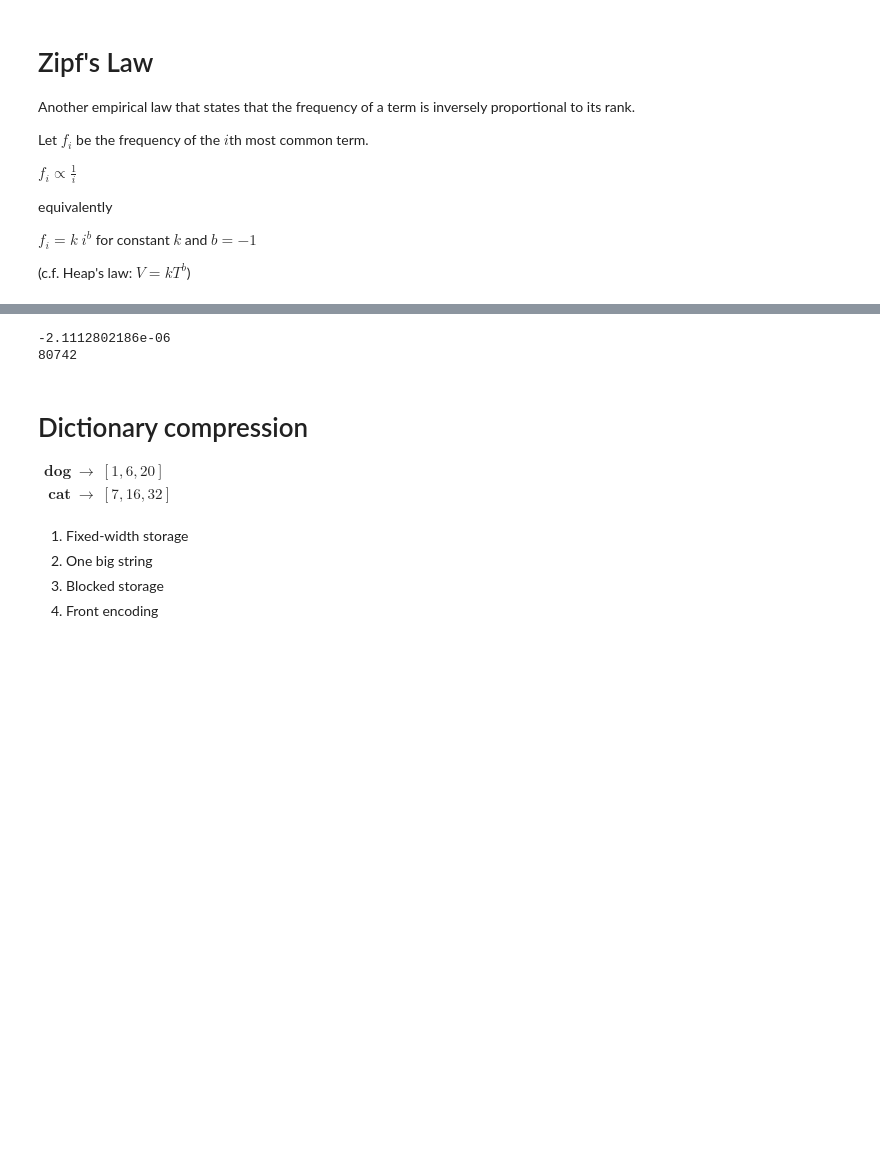
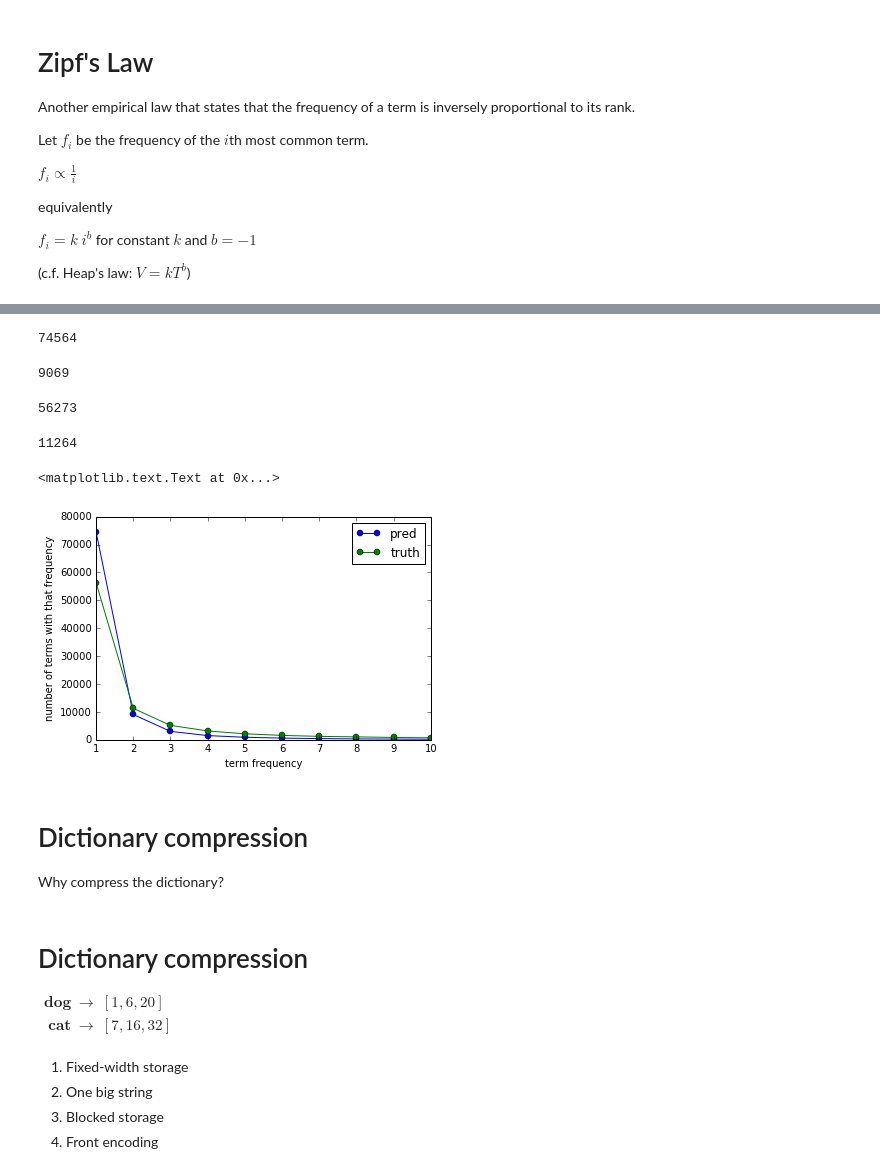
Before and after one commit to iit-cs429/main, a Jupyter notebook: lectures/lec06/Compression.ipynb, the cells around one changed output, grey strips where cells are left out. Saved outputs shown, nothing was run; the diff lists cells and outputs as text; code cells hidden in the pictures; blank space fills up the shorter version.

```diff
--- a/lectures/lec06/Compression.ipynb
+++ b/lectures/lec06/Compression.ipynb
@@ -286,11 +275,45 @@ legend(loc='best')
 # %%
-slope = zipf_parms[0]
-print slope / 92689 - slope / 92688
-
-print len([x for x in range(1,92835) if slope / x < 1.5 and x > 1])
+def pred_num_terms(frequency, terms, slope):
+    return len([x for x in range(1,len(terms)) if slope / x <= frequency and slope / x > frequency-1])
-# %% [output]
--2.1112802186e-06
-80742
+# %%
+# How many terms occur once according to Zipf??
+print(pred_num_terms(1, terms, slope))
+# %% [output]
+74564
+# %%
+# How many terms occur twice according to Zipf??
+print(pred_num_terms(2, terms, slope))
+# %% [output]
+9069
+# %%
+# How many terms occur once in data?
+def obs_num_terms(frequency, terms):
+    return len([t for t in terms if terms[t] == frequency])
+# %%
+# How many terms occur once in data?
+obs_num_terms(1, terms)
+# %% [output]
+56273
+# %%
+# How many terms occur twice in data?
+obs_num_terms(2, terms)
+# %% [output]
+11264
+# %%
+pred = [pred_num_terms(x, terms, slope) for x in range(1, 11)]
+truth = [obs_num_terms(x, terms) for x in range(1, 11)]
+plot(range(1, 11), pred, 'bo-', label='pred')
+plot(range(1, 11), truth, 'go-', label='truth')
+legend(loc='best')
+xlabel('term frequency')
+ylabel('number of terms with that frequency')
+# %% [output]
+<matplotlib.text.Text at 0x...>
+[figure, added]
+# %% [markdown]
+# Dictionary compression
+
+Why compress the dictionary?
 # %% [markdown]
 # Dictionary compression
 
```
Also changed, not shown: parts of 21 cells of this notebook.
